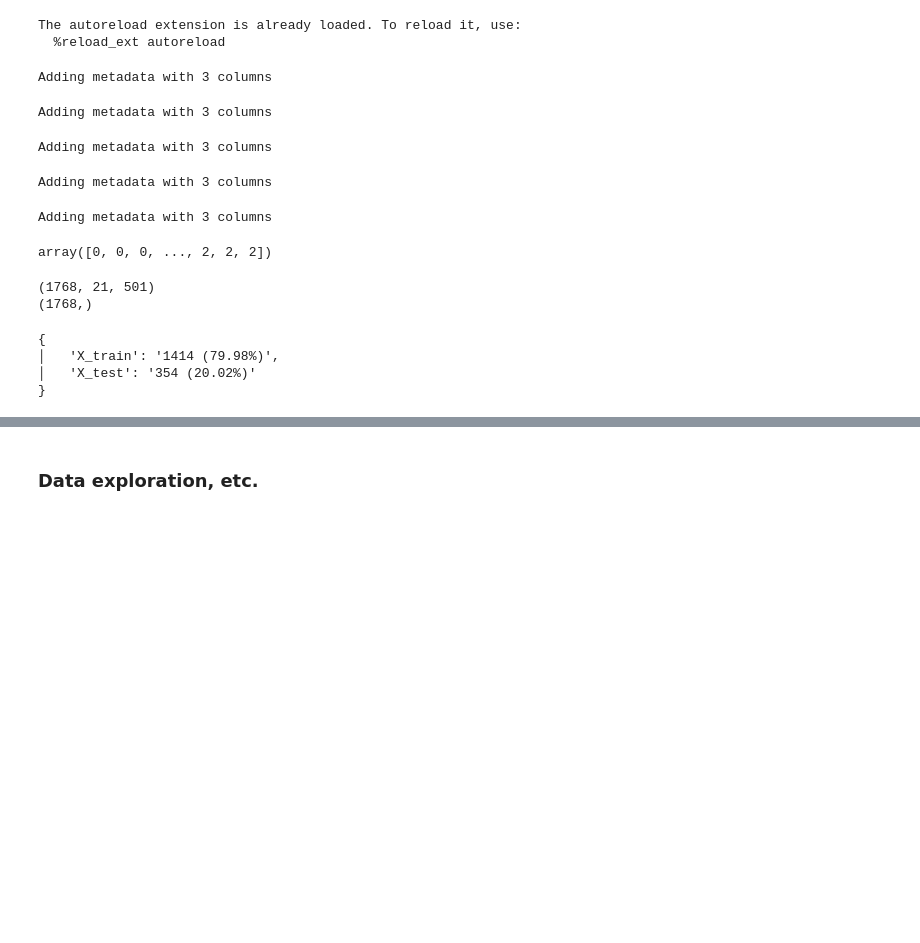
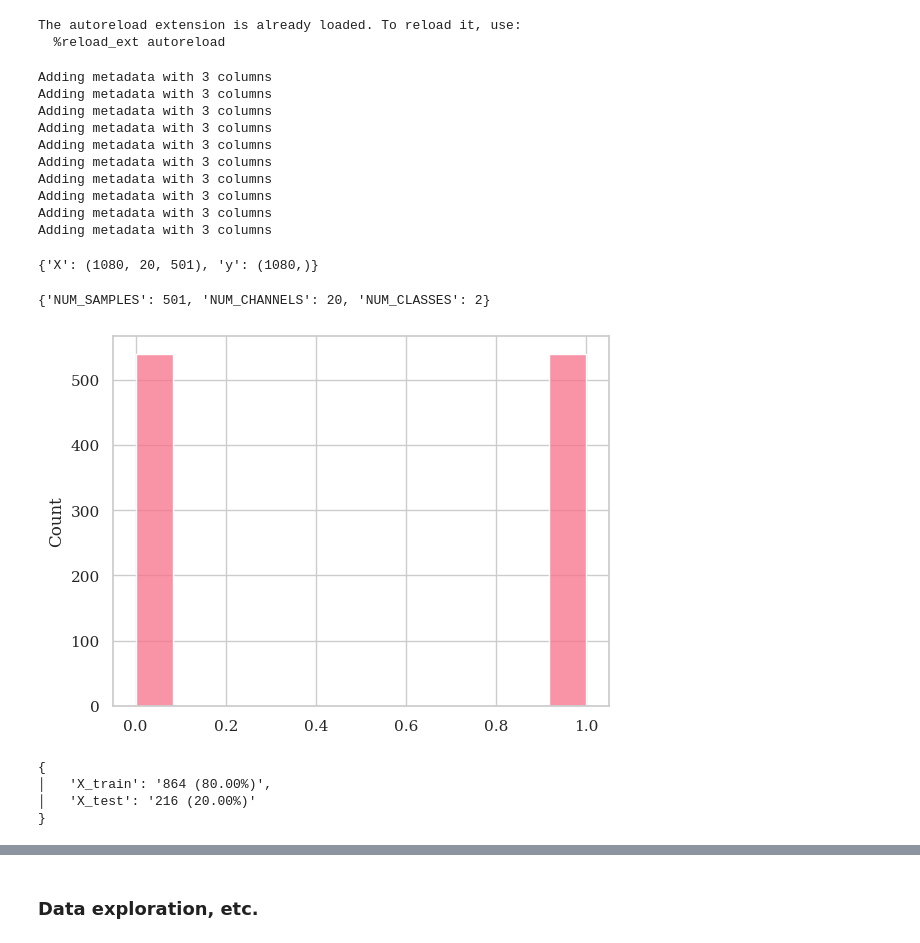
Before and after one commit to Pauligtech/PiEEG_Miniaturization, a Jupyter notebook: model_optimization_tests/shallow_conv_net_test.ipynb, the cells around one changed output, grey strips where cells are left out. Drawn from its saved outputs; the diff is of its cells as text; code cells hidden in the pictures; blank space fills up the shorter version.

```diff
--- a/model_optimization_tests/shallow_conv_net_test.ipynb
+++ b/model_optimization_tests/shallow_conv_net_test.ipynb
@@ -76,7 +76,8 @@ def data_generator(dataset, subjects = 1, filters = ([8, 32],)):
                 tmin = dataset.interval[0]
                 tmax = dataset.interval[1]
 
-                picks = mne.pick_channels(raw.info["ch_names"], include=raw.info["ch_names"], ordered=True)
+                stim_channels = mne.utils._get_stim_channel(None, raw.info, raise_error=False)
+                picks = mne.pick_channels(raw.info["ch_names"], include=[], exclude=stim_channels, ordered=True)
 
                 x = mne.Epochs(
                     raw,
@@ -97,7 +98,7 @@ def data_generator(dataset, subjects = 1, filters = ([8, 32],)):
                 labels = [inv_events[e] for e in x_events[:, -1]]
 
                 x_resampled = x.resample(250) # Resampler_Epoch
-                x_resampled_data = x_resampled.get_data() # Convert_Epoch_Array
+                x_resampled_data = x_resampled.get_data(copy=False) # Convert_Epoch_Array
                 x_resampled_data_standard_scaler = np.asarray([
                     StandardScaler().fit_transform(x_resampled_data[i])
                     for i in np.arange(x_resampled_data.shape[0])
@@ -118,21 +119,41 @@ def data_generator(dataset, subjects = 1, filters = ([8, 32],)):
 
 fat_dataset = FatigueMI()
 # X, y, _ = data_generator(fat_dataset, subjects=len(fat_dataset.subject_list))
-X, y, _ = data_generator(fat_dataset, subjects=5)
+X, y, _ = data_generator(fat_dataset, subjects=10)
 # %% [output]
 Adding metadata with 3 columns
+Adding metadata with 3 columns
+Adding metadata with 3 columns
+Adding metadata with 3 columns
+Adding metadata with 3 columns
+Adding metadata with 3 columns
+Adding metadata with 3 columns
+Adding metadata with 3 columns
+Adding metadata with 3 columns
+Adding metadata with 3 columns
-Adding metadata with 3 columns
-Adding metadata with 3 columns
-Adding metadata with 3 columns
-Adding metadata with 3 columns
 # %%
-y_encoded = LabelEncoder().fit_transform(y) # 0 = left, 1 = right, 2 = unlabelled
-rpprint(y_encoded)
-rprint(X.shape, y_encoded.shape)
+y_encoded = LabelEncoder().fit_transform(y) # 0 = left, 1 = right, 2 = unlabelled (!NOTE: should be ignored for binary classification)
+# rpprint(y_encoded)
+rprint({
+    "X": X.shape,
+    "y": y_encoded.shape
+})
+
+NUM_SAMPLES = X.shape[-1]
+NUM_CHANNELS = X.shape[-2]
+NUM_CLASSES = len(np.unique(y_encoded))
+
+rpprint({
+    "NUM_SAMPLES": NUM_SAMPLES,
+    "NUM_CHANNELS": NUM_CHANNELS,
+    "NUM_CLASSES": NUM_CLASSES
+})
+
+sns.histplot(y_encoded); # Plot the class distribution
 # %% [output]
-array([0, 0, 0, ..., 2, 2, 2])
+{'X': (1080, 20, 501), 'y': (1080,)}
-(1768, 21, 501)
-(1768,)
+{'NUM_SAMPLES': 501, 'NUM_CHANNELS': 20, 'NUM_CLASSES': 2}
+[figure, added]
 # %%
 TRAIN_SIZE = 0.8
 TEST_SIZE = 0.2
@@ -149,6 +170,6 @@ rpprint({
 # batches = batch_generator(X_train, batch_size, RNG)
 # %% [output]
 {
-│   'X_train': '1414 (79.98%)',
-│   'X_test': '354 (20.02%)'
+│   'X_train': '864 (80.00%)',
+│   'X_test': '216 (20.00%)'
 }
```
Also changed, not shown: parts of 5 cells of this notebook, 1 other file.
